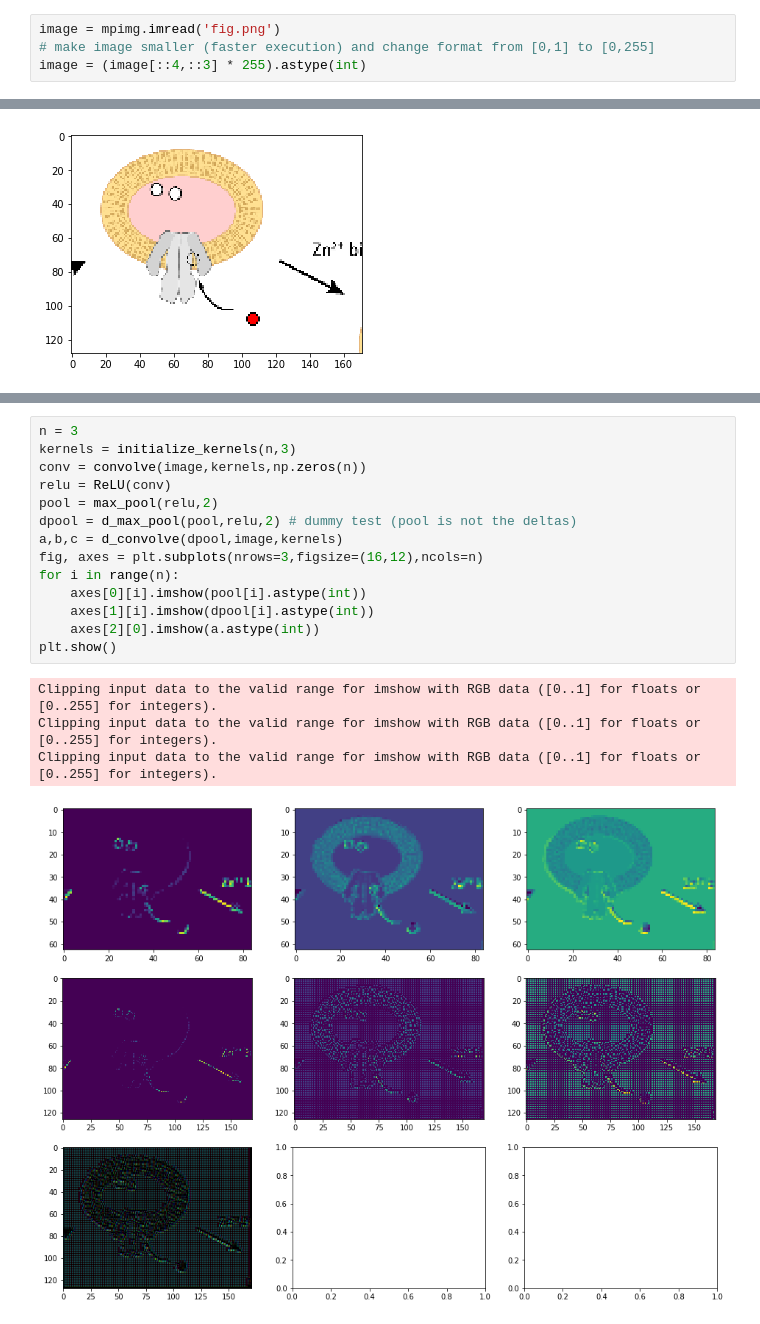
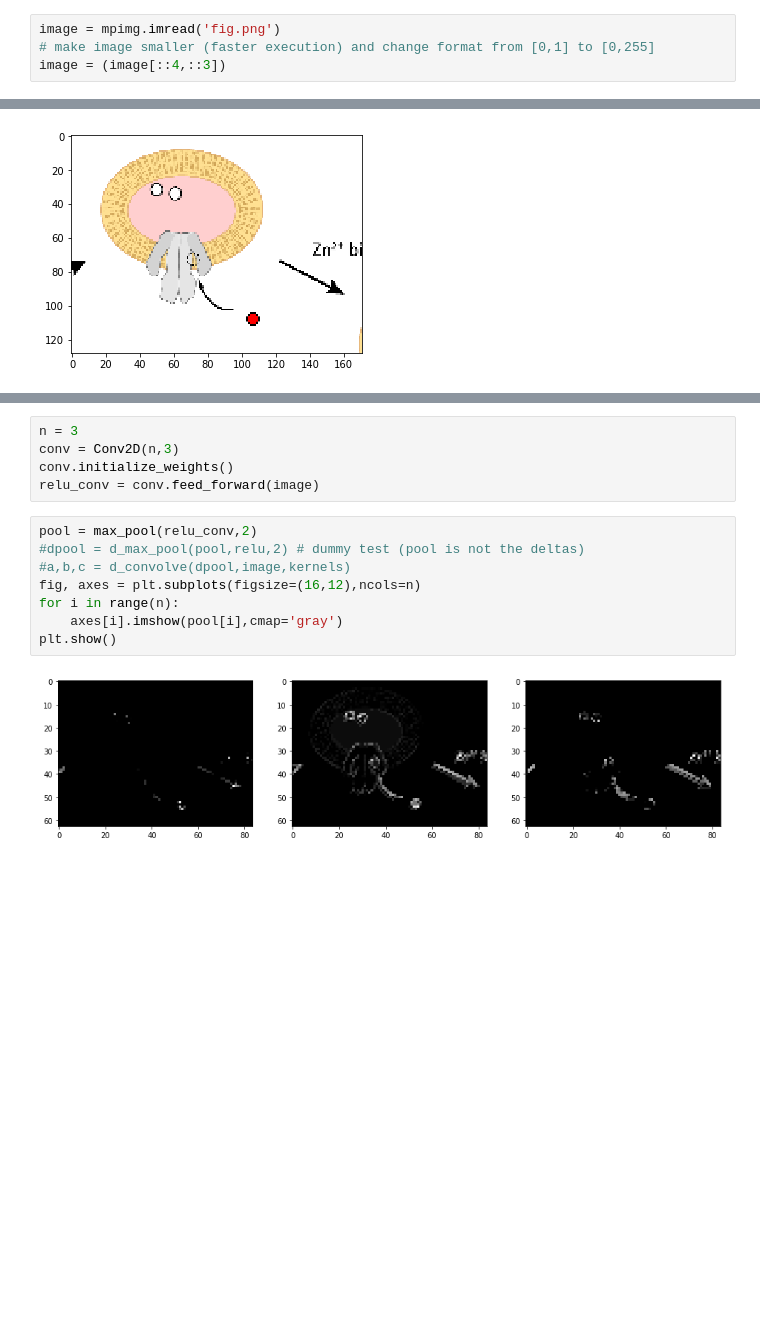
Before and after one commit to ralhadeff/basic-machine-learning, a Jupyter notebook: CNN/conv.ipynb, the cells around one changed output, grey strips where cells are left out. Saved outputs shown, nothing was run; the diff lists cells and outputs as text; blank space fills up the shorter version.

```diff
--- a/CNN/conv.ipynb
+++ b/CNN/conv.ipynb
@@ -6,7 +6,7 @@ import matplotlib.image as mpimg
 # %%
 image = mpimg.imread('fig.png')
 # make image smaller (faster execution) and change format from [0,1] to [0,255]
-image = (image[::4,::3] * 255).astype(int)
+image = (image[::4,::3])
 # %%
 plt.imshow(image)
 plt.show()
@@ -109,19 +51,15 @@ def d_convolve(delta, data, kernels):
+# %%
+n = 3
+conv = Conv2D(n,3)
+conv.initialize_weights()
+relu_conv = conv.feed_forward(image)
 # %%
-n = 3
-kernels = initialize_kernels(n,3)
-conv = convolve(image,kernels,np.zeros(n))
-relu = ReLU(conv)
-pool = max_pool(relu,2)
-dpool = d_max_pool(pool,relu,2) # dummy test (pool is not the deltas)
-a,b,c = d_convolve(dpool,image,kernels)
-fig, axes = plt.subplots(nrows=3,figsize=(16,12),ncols=n)
+pool = max_pool(relu_conv,2)
+#dpool = d_max_pool(pool,relu,2) # dummy test (pool is not the deltas)
+#a,b,c = d_convolve(dpool,image,kernels)
+fig, axes = plt.subplots(figsize=(16,12),ncols=n)
 for i in range(n):
-    axes[0][i].imshow(pool[i].astype(int))
-    axes[1][i].imshow(dpool[i].astype(int))
-    axes[2][0].imshow(a.astype(int))
+    axes[i].imshow(pool[i],cmap='gray')
 plt.show()
 # %% [output]
-Clipping input data to the valid range for imshow with RGB data ([0..1] for floats or [0..255] for integers).
-Clipping input data to the valid range for imshow with RGB data ([0..1] for floats or [0..255] for integers).
-Clipping input data to the valid range for imshow with RGB data ([0..1] for floats or [0..255] for integers).
-[figure, old version]
+[figure, new version]
```
Also changed, not shown: parts of 3 cells of this notebook.
